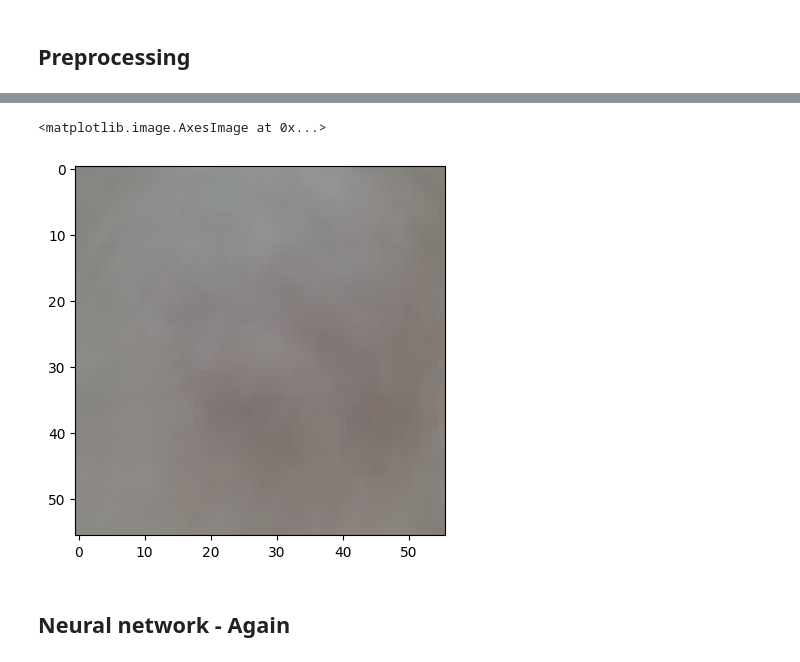
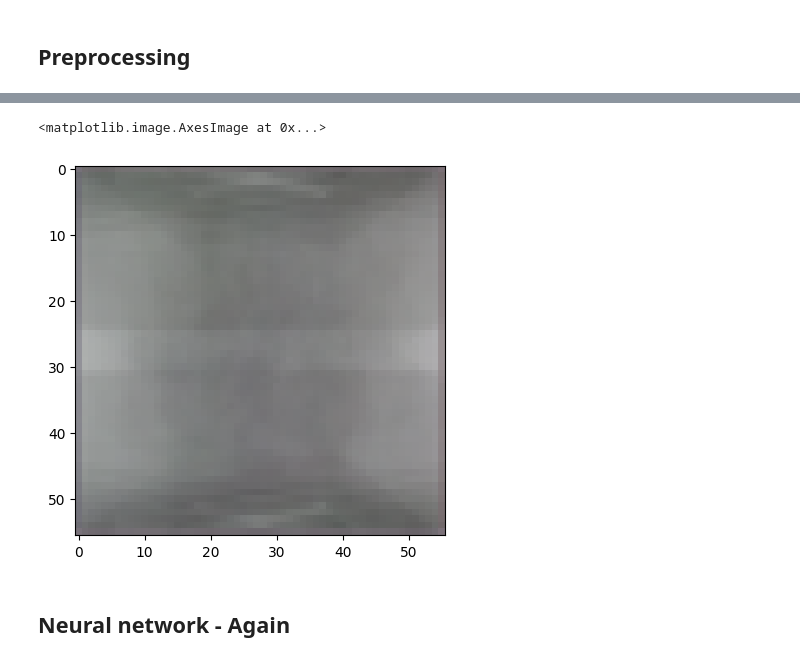
Before and after one commit to zivm20/Sign-language-classification, a Jupyter notebook: main.ipynb, the cells around one changed output, grey strips where cells are left out. Cells and saved outputs as stored; diff of their text form; code cells hidden in the pictures.

```diff
--- a/main.ipynb
+++ b/main.ipynb
@@ -33,3 +33,7 @@ img_height,img_width,img_channels = IMG_DIM
 seed = 12353
 validation_split = 0.2
 AUTOTUNE = tf.data.AUTOTUNE
+# %%
+raw_train,val_ds,test_ds,class_names = load_dataset(DATA_ROOT,seed=seed)
+num_classes = len(class_names)
+train_ds = raw_train.batch(batch_size).cache().prefetch(buffer_size=AUTOTUNE)
@@ -237,2 +172,8 @@ transformer = TransformLayer(layers=create_transformation_layer())
+# %%
+
+from dataTransformer import *
+train_ds_t = preprocess_ds(raw_train.cache(),preprocess,train=True).batch(batch_size,num_parallel_calls=AUTOTUNE).prefetch(buffer_size=AUTOTUNE)
+val_ds_t = preprocess_ds(val_ds,preprocess).prefetch(buffer_size=AUTOTUNE)
+test_ds_t = preprocess_ds(test_ds,preprocess).prefetch(buffer_size=AUTOTUNE)
 # %%
 plt.figure(figsize=(10, 10))
@@ -254,15 +195,15 @@ Clipping input data to the valid range for imshow with RGB data ([0..1] for floa
 # %%
 running_mean = tf.zeros(INPUT_SHAPE)
 img_num = 0
-for imgs, lables in train_ds.take(5):
-    newImgs = transformer(imgs,training=True)
-    running_mean = (img_num*running_mean+newImgs.shape[0]*(tf.math.reduce_mean(newImgs,0)))/(newImgs.shape[0] + img_num)
-    img_num+=newImgs.shape[0]
+for imgs, lables in train_ds_t.take(5):
+
+    running_mean = (img_num*running_mean+imgs.shape[0]*(tf.math.reduce_mean(imgs,0)))/(imgs.shape[0] + img_num)
+    img_num+=imgs.shape[0]
 
 plt.imshow(running_mean.numpy())
 # %% [output]
 <matplotlib.image.AxesImage at 0x...>
-[figure, old version]
+[figure, new version]
 # %% [markdown]
 ## Neural network - Again
 # %% [markdown]
```
Also changed, not shown: parts of 36 cells of this notebook, 13 other files.
